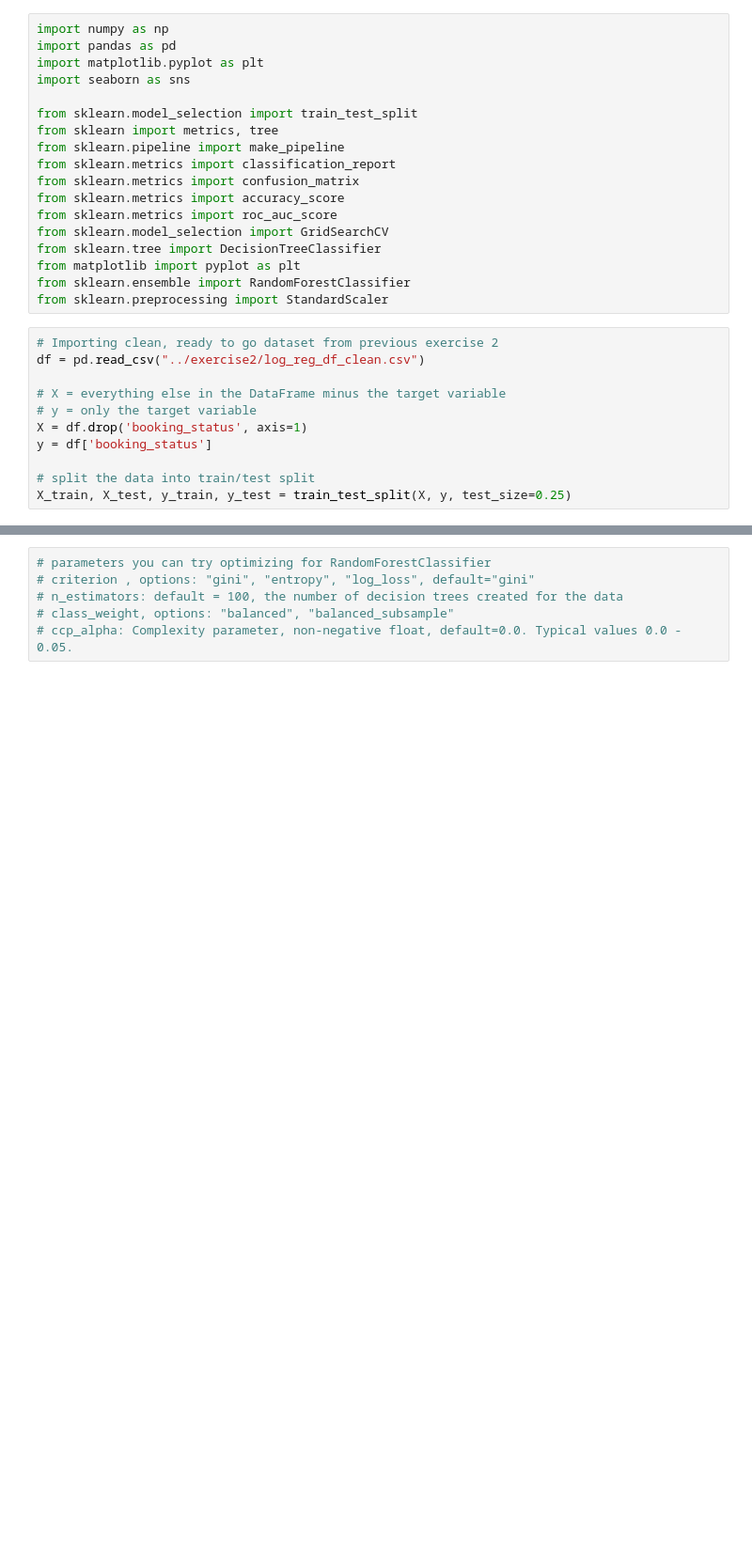
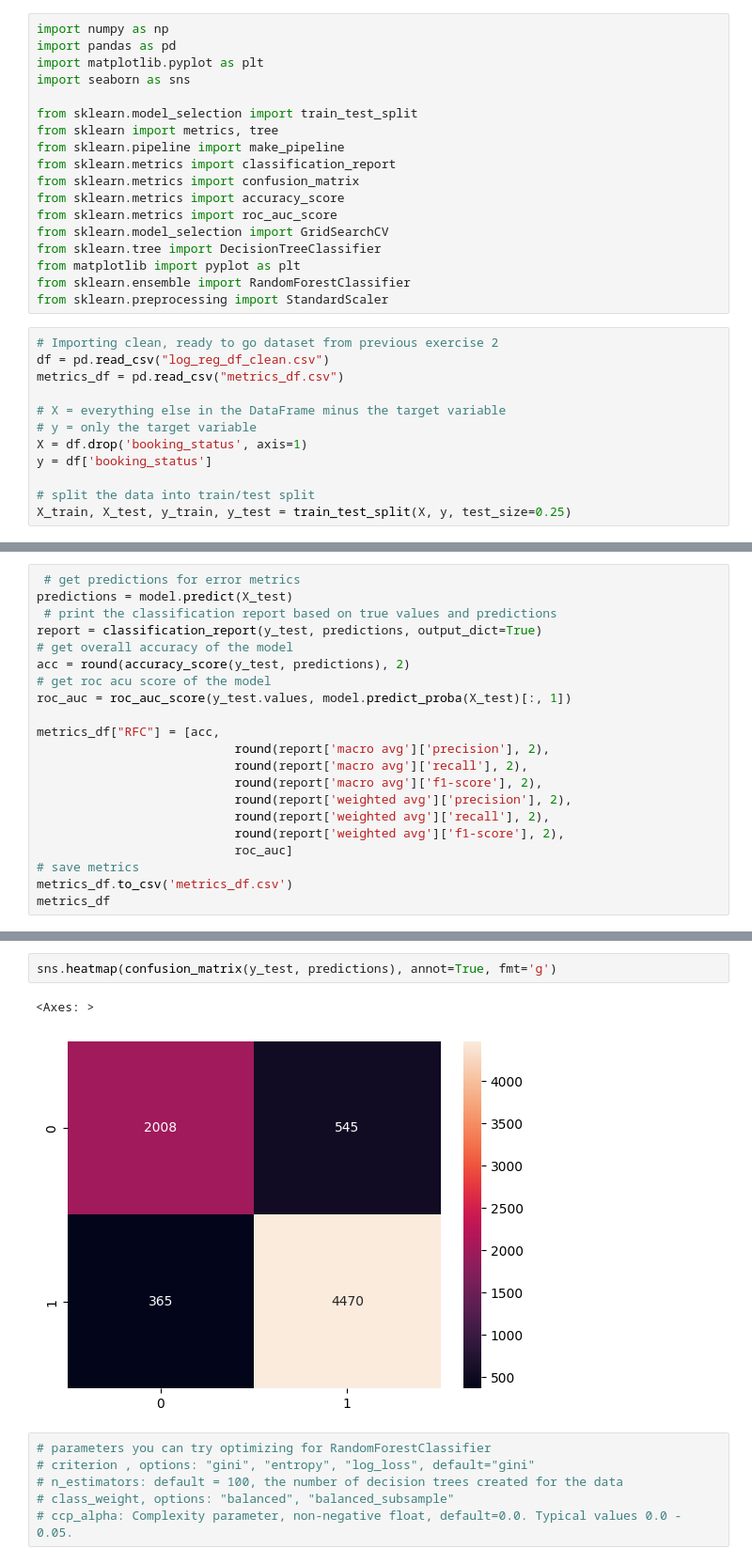
Before and after one commit to KirSobolev/Introduction-to-ML, a Jupyter notebook: exercise4/decision_tree_classification.ipynb, the cells around one changed output, grey strips where cells are left out. Shown at 94% size. Cells and saved outputs as stored; diff of their text form; blank space fills up the shorter version.

```diff
--- a/exercise4/decision_tree_classification.ipynb
+++ b/exercise4/decision_tree_classification.ipynb
@@ -18,7 +18,8 @@ from sklearn.ensemble import RandomForestClassifier
 from sklearn.preprocessing import StandardScaler
 # %%
 # Importing clean, ready to go dataset from previous exercise 2
-df = pd.read_csv("../exercise2/log_reg_df_clean.csv")
+df = pd.read_csv("log_reg_df_clean.csv")
+metrics_df = pd.read_csv("metrics_df.csv")
 
 # X = everything else in the DataFrame minus the target variable
 # y = only the target variable
@@ -80,0 +68,21 @@ model.fit(X_train, y_train)
+# %%
+ # get predictions for error metrics
+predictions = model.predict(X_test)
+ # print the classification report based on true values and predictions
+report = classification_report(y_test, predictions, output_dict=True)
+# get overall accuracy of the model
+acc = round(accuracy_score(y_test, predictions), 2)
+# get roc acu score of the model
+roc_auc = roc_auc_score(y_test.values, model.predict_proba(X_test)[:, 1])
+
+metrics_df["RFC"] = [acc,
+                           round(report['macro avg']['precision'], 2),
+                           round(report['macro avg']['recall'], 2),
+                           round(report['macro avg']['f1-score'], 2),
+                           round(report['weighted avg']['precision'], 2),
+                           round(report['weighted avg']['recall'], 2),
+                           round(report['weighted avg']['f1-score'], 2),
+                           roc_auc]
+# save metrics
+metrics_df.to_csv('metrics_df.csv')
+metrics_df
@@ -81,3 +99,8 @@ model.fit(X_train, y_train)
+# %%
+sns.heatmap(confusion_matrix(y_test, predictions), annot=True, fmt='g')
+# %% [output]
+<Axes: >
+[figure, added]
 # %%
 # parameters you can try optimizing for RandomForestClassifier
 # criterion , options: "gini", "entropy", "log_loss", default="gini"
```
Also changed, not shown: parts of 5 cells of this notebook, 4 other files.
